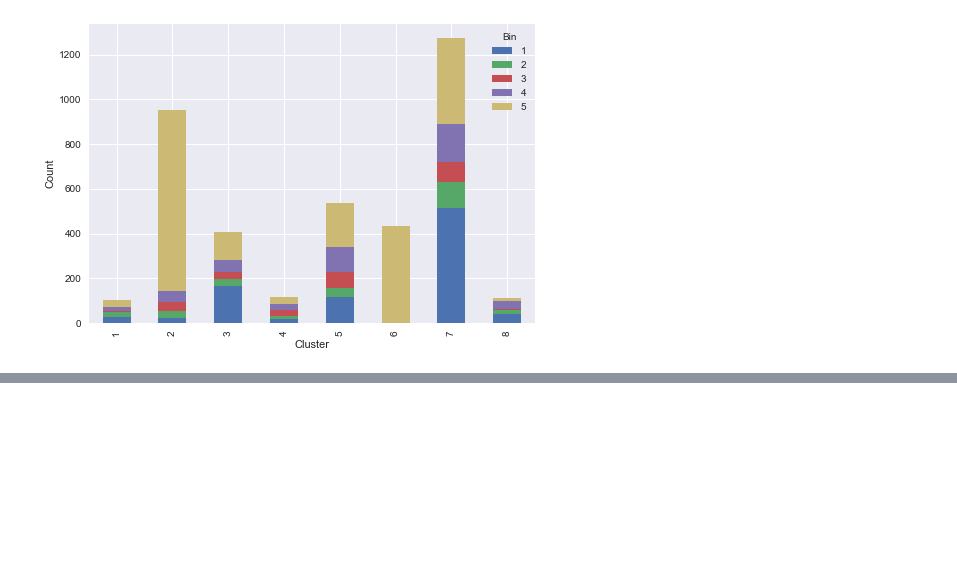
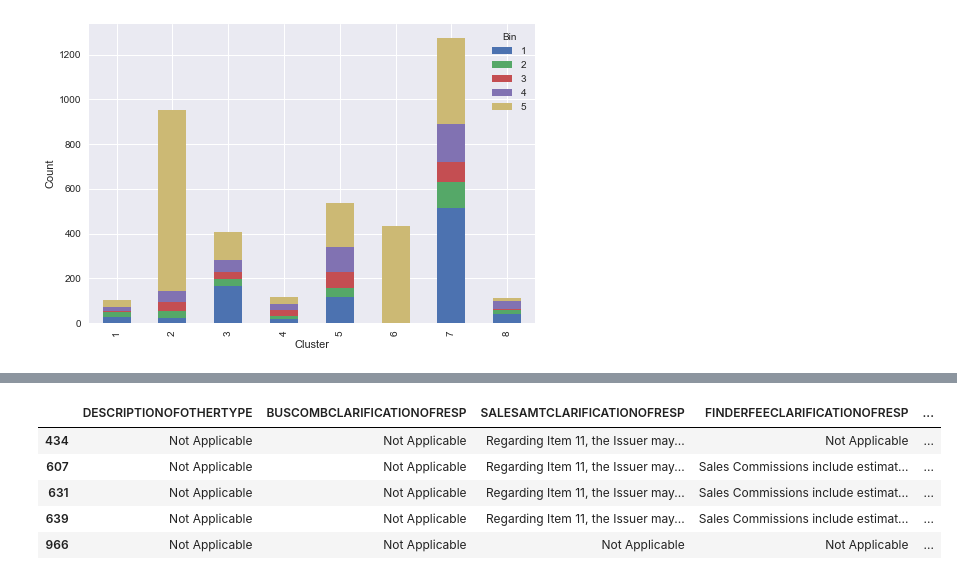
Before and after one commit to uday-31/Analyzing-Form-D-Submissions, a Jupyter notebook: Analysis 1.ipynb, the cells around one changed output, grey strips where cells are left out. Cells and saved outputs as stored; diff of their text form; code cells hidden in the pictures; blank space fills up the shorter version.

```diff
--- a/Analysis 1.ipynb
+++ b/Analysis 1.ipynb
@@ -358,0 +437,11 @@ X[kmout.labels_ == 2].to_excel('test.xlsx')
+# %%
+idx = y_binned[kmout.labels_ == 7].index
+#df[text_cols+['TOTALOFFERINGAMOUNT','TOTALAMOUNTSOLD']].iloc[idx].to_excel('test.xlsx')
+df[text_cols+['TOTALOFFERINGAMOUNT','TOTALAMOUNTSOLD']].iloc[idx].head(5)
+# %% [output]
+|  | DESCRIPTIONOFOTHERTYPE | BUSCOMBCLARIFICATIONOFRESP | SALESAMTCLARIFICATIONOFRESP | FINDERFEECLARIFICATIONOFRESP | ... |
+| 434 | Not Applicable | Not Applicable | Regarding Item 11, the Issuer may... | Not Applicable | ... |
+| 607 | Not Applicable | Not Applicable | Regarding Item 11, the Issuer may... | Sales Commissions include estimat... | ... |
+| 631 | Not Applicable | Not Applicable | Regarding Item 11, the Issuer may... | Sales Commissions include estimat... | ... |
+| 639 | Not Applicable | Not Applicable | Regarding Item 11, the Issuer may... | Sales Commissions include estimat... | ... |
+| 966 | Not Applicable | Not Applicable | Not Applicable | Not Applicable | ... |
```
Also changed, not shown: parts of 35 cells of this notebook.
